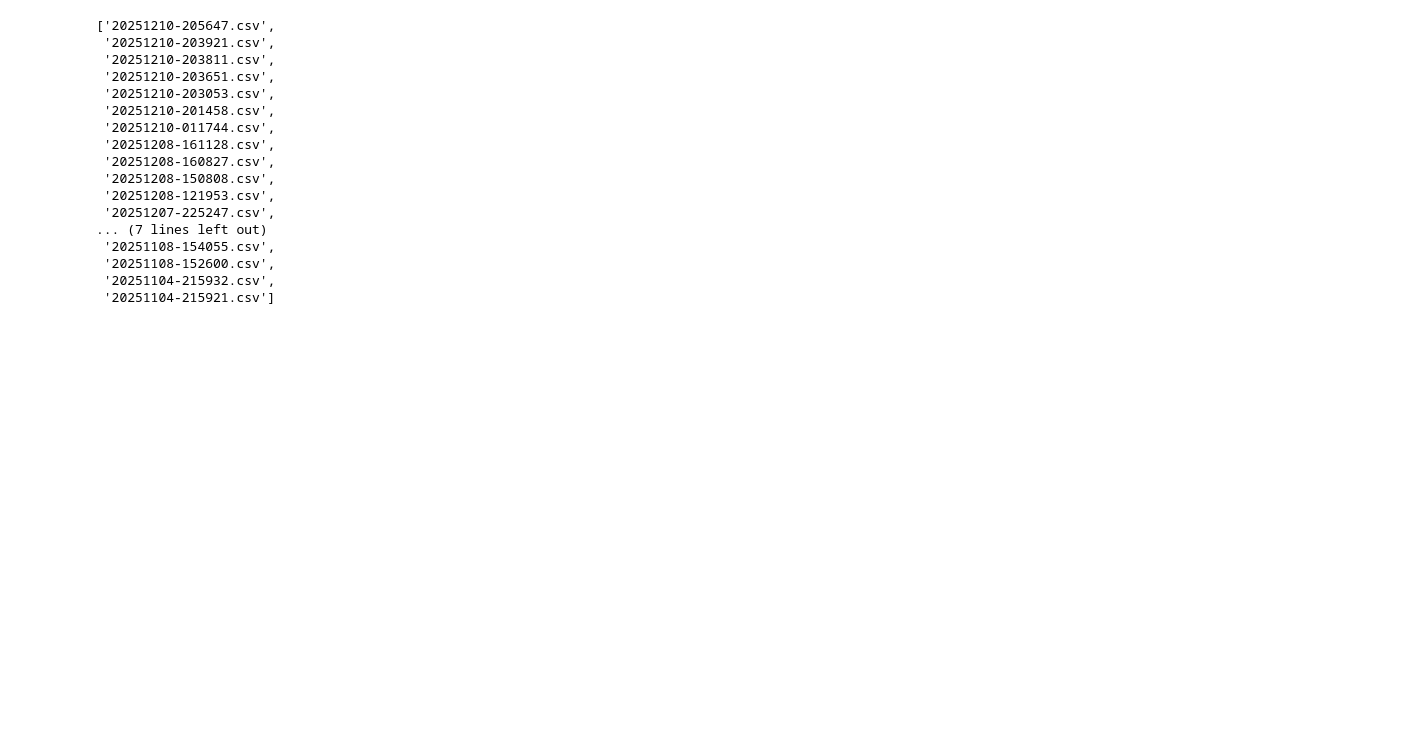
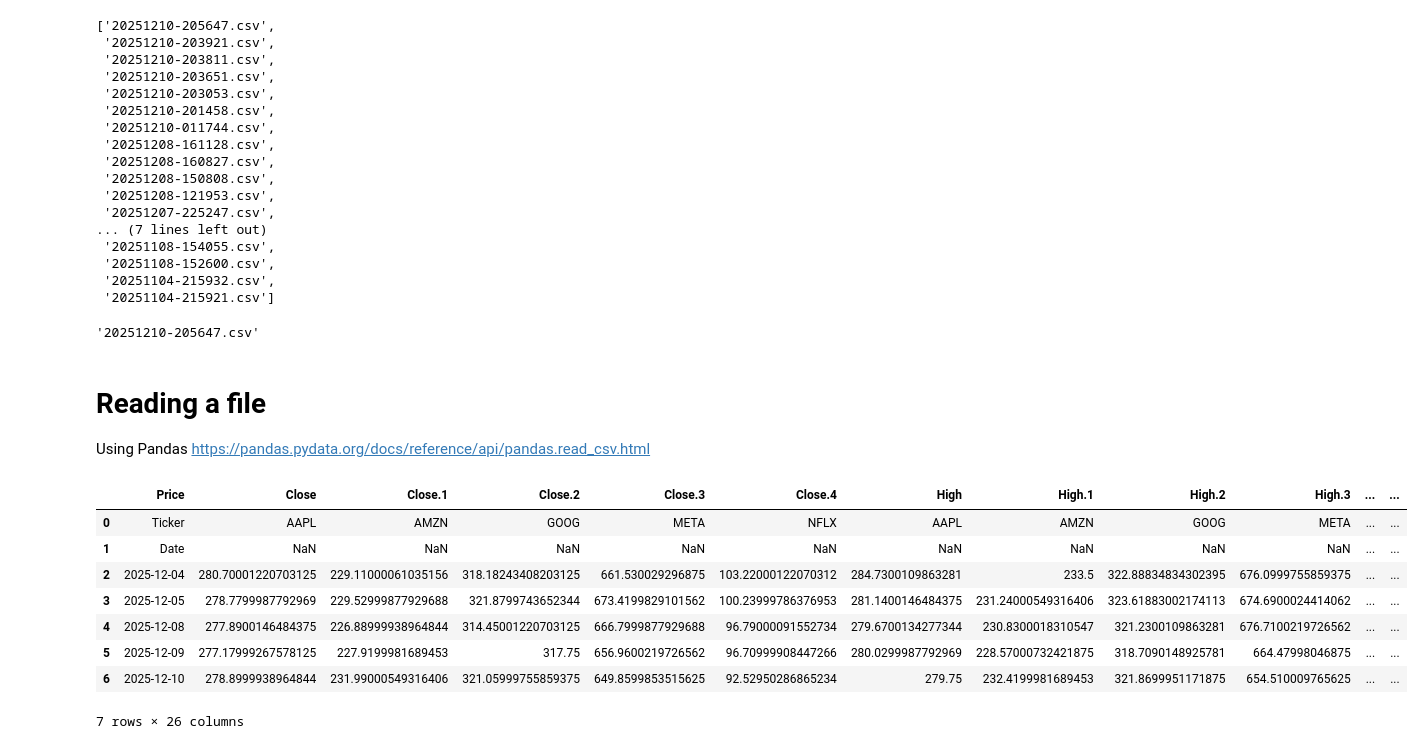
Before and after one commit to tanyasanjuan/computer-infrastructure, a Jupyter notebook: problems.ipynb, the cells around one changed output. Drawn from its saved outputs; the diff is of its cells as text; code cells hidden in the pictures; blank space fills up the shorter version.

Commit message:
read CVS files using Pandas

```diff
--- a/problems.ipynb
+++ b/problems.ipynb
@@ -448,3 +448,28 @@ data_files
  '20251108-152600.csv',
  '20251104-215932.csv',
  '20251104-215921.csv']
+# %%
+# get the next file
+data_files[0]
+# %% [output]
+'20251210-205647.csv'
+# %% [markdown]
+# Reading a file
+Using Pandas
+https://pandas.pydata.org/docs/reference/api/pandas.read_csv.html
+# %%
+# read the csv file
+df = pd.read_csv(f'./data/{data_files[0]}')
+
+# show
+df
+# %% [output]
+|  | Price | Close | Close.1 | Close.2 | Close.3 | Close.4 | High | High.1 | High.2 | High.3 | ... | ... |
+| 0 | Ticker | AAPL | AMZN | GOOG | META | NFLX | AAPL | AMZN | GOOG | META | ... | ... |
+| 1 | Date | NaN | NaN | NaN | NaN | NaN | NaN | NaN | NaN | NaN | ... | ... |
+| 2 | 2025-12-04 | 280.70001220703125 | 229.11000061035156 | 318.18243408203125 | 661.530029296875 | 103.22000122070312 | 284.7300109863281 | 233.5 | 322.88834834302395 | 676.0999755859375 | ... | ... |
+| 3 | 2025-12-05 | 278.7799987792969 | 229.52999877929688 | 321.8799743652344 | 673.4199829101562 | 100.23999786376953 | 281.1400146484375 | 231.24000549316406 | 323.61883002174113 | 674.6900024414062 | ... | ... |
+| 4 | 2025-12-08 | 277.8900146484375 | 226.88999938964844 | 314.45001220703125 | 666.7999877929688 | 96.79000091552734 | 279.6700134277344 | 230.8300018310547 | 321.2300109863281 | 676.7100219726562 | ... | ... |
+| 5 | 2025-12-09 | 277.17999267578125 | 227.9199981689453 | 317.75 | 656.9600219726562 | 96.70999908447266 | 280.0299987792969 | 228.57000732421875 | 318.7090148925781 | 664.47998046875 | ... | ... |
+| 6 | 2025-12-10 | 278.8999938964844 | 231.99000549316406 | 321.05999755859375 | 649.8599853515625 | 92.52950286865234 | 279.75 | 232.4199981689453 | 321.8699951171875 | 654.510009765625 | ... | ... |
+7 rows × 26 columns
```
Also changed, not shown: parts of 1 cell of this notebook.
